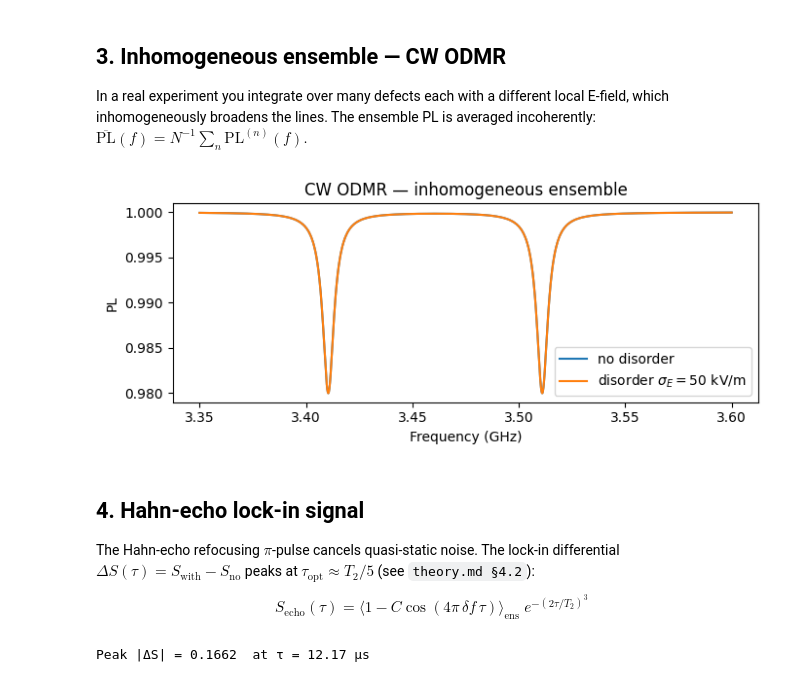
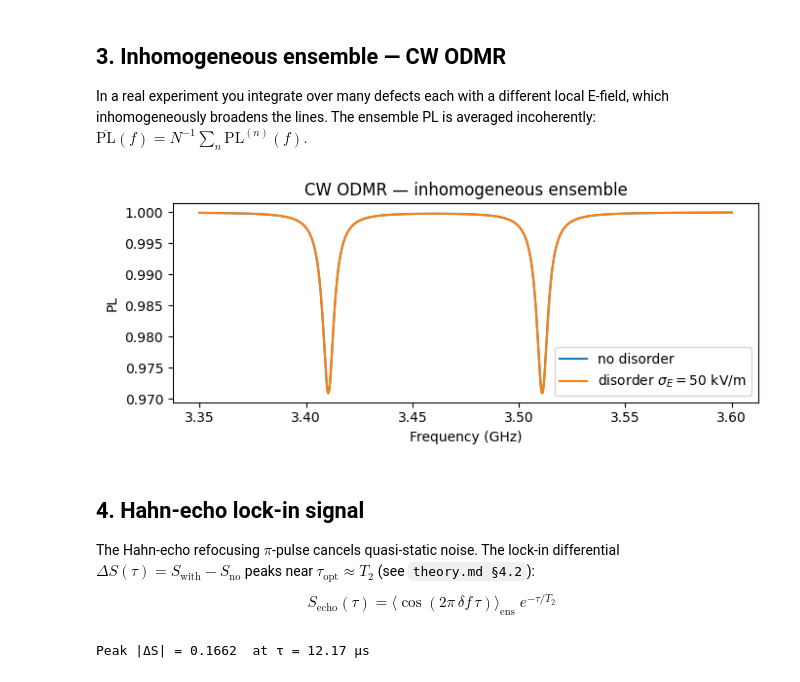
Before and after one commit to TobiasMKaufmann/SpinDefectSim, a Jupyter notebook: SpinDefectSim/quick_start.ipynb, the cells around one changed output. Drawn from its saved outputs; the diff is of its cells as text; code cells hidden in the pictures.

```diff
--- a/SpinDefectSim/quick_start.ipynb
+++ b/SpinDefectSim/quick_start.ipynb
@@ -105,29 +108,30 @@ incoherently: $\overline{\text{PL}}(f) = N^{-1}\sum_n \text{PL}^{(n)}(f)$.
 # %%
 rng = np.random.default_rng(42)
 N, E_rms = 500, 5e4   # 500 defects, 50 kV/m rms
 E_fields = rng.normal(0, E_rms, (N, 3)); E_fields[:, 2] = 0
 transitions = ensemble_transitions_from_Efields(E_fields, sp)
 
 E_zero = np.zeros((N, 3))
 tr_zero = ensemble_transitions_from_Efields(E_zero, sp)
 
+C = d.get_contrast()
 fig, ax = plt.subplots(figsize=(7, 3))
-ax.plot(f_axis / 1e9, ensemble_odmr_spectrum(f_axis, tr_zero, fwhm, d.contrast), label="no disorder")
-ax.plot(f_axis / 1e9, ensemble_odmr_spectrum(f_axis, transitions, fwhm, d.contrast),
+ax.plot(f_axis / 1e9, ensemble_odmr_spectrum(f_axis, tr_zero, fwhm, C), label="no disorder")
+ax.plot(f_axis / 1e9, ensemble_odmr_spectrum(f_axis, transitions, fwhm, C),
         label=f"disorder $\sigma_E={E_rms/1e3:.0f}$ kV/m")
 ax.set_xlabel("Frequency (GHz)"); ax.set_ylabel("PL"); ax.legend()
 ax.set_title("CW ODMR — inhomogeneous ensemble")
 plt.tight_layout(); plt.show()
 # %% [output]
-[figure, old version]
+[figure, new version]
 # %% [markdown]
 ## 4. Hahn-echo lock-in signal
 
 The Hahn-echo refocusing $\pi$-pulse cancels quasi-static noise.  The lock-in differential
-$\Delta S(\tau) = S_\text{with} - S_\text{no}$ peaks at $\tau_\text{opt} \approx T_2/5$
+$\Delta S(\tau) = S_\text{with} - S_\text{no}$ peaks near $\tau_\text{opt} \approx T_2$
 (see `theory.md §4.2`):
 
-$$S_\text{echo}(\tau) = \langle 1 - C\cos(4\pi\,\delta\!f\,\tau)\rangle_\text{ens}\;e^{-(2\tau/T_2)^3}$$
+$$S_\text{echo}(\tau) = \langle\cos(2\pi\,\delta f\,\tau)\rangle_\text{ens}\;e^{-\tau/T_2}$$
 # %%
 tau_s = np.linspace(0, 3.0 * d.T2echo, 600)
 Sw, Sn, dS = lock_in_difference_echo(transitions, tr_zero, tau_s, d.T2echo)
```
Also changed, not shown: parts of 14 cells of this notebook, 18 other files.
